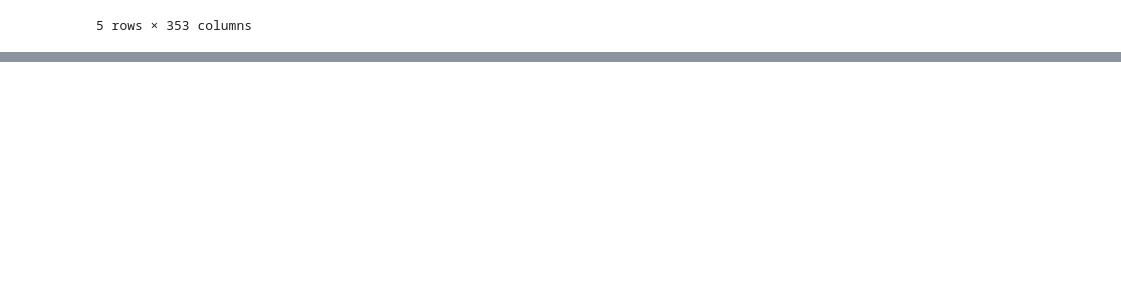
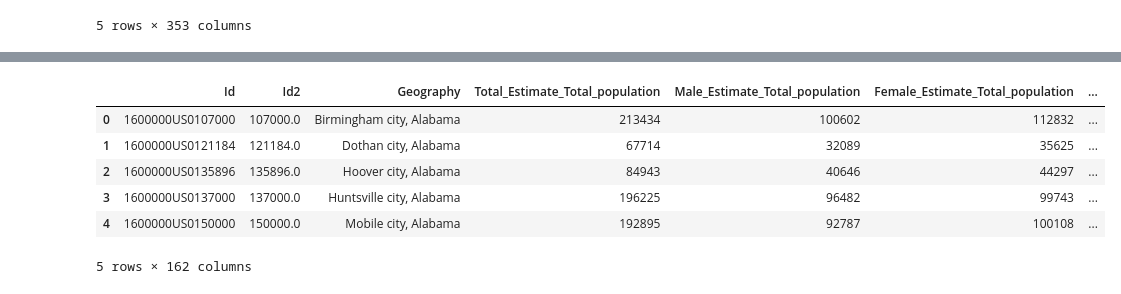
Before and after one commit to sjordan29/Springboard-Code, a Jupyter notebook: Capstone_1/Data_Files.ipynb, the cells around one changed output, grey strips where cells are left out. Saved outputs shown, nothing was run; the diff lists cells and outputs as text; code cells hidden in the pictures; blank space fills up the shorter version.

```diff
--- a/Capstone_1/Data_Files.ipynb
+++ b/Capstone_1/Data_Files.ipynb
@@ -231,0 +250,23 @@ for url in soup.find_all('a'):
+# %%
+# Success! But now I see that there are many columns with percent_allocated
+# These have mostly missing values, and I won't be using them in my analysis
+# I'm going to get rid of them
+
+PA_cols = []
+
+for col in dems_and_cider.columns:
+    if 'PERCENT_ALLOCATED' in col:
+        PA_cols.append(col)
+
+for col_name in PA_cols:
+    del dems_and_cider[col_name]
+
+dems_and_cider.head()
+# %% [output]
+|  | Id | Id2 | Geography | Total_Estimate_Total_population | Male_Estimate_Total_population | Female_Estimate_Total_population | ... |
+| 0 | 1600000US0107000 | 107000.0 | Birmingham city, Alabama | 213434 | 100602 | 112832 | ... |
+| 1 | 1600000US0121184 | 121184.0 | Dothan city, Alabama | 67714 | 32089 | 35625 | ... |
+| 2 | 1600000US0135896 | 135896.0 | Hoover city, Alabama | 84943 | 40646 | 44297 | ... |
+| 3 | 1600000US0137000 | 137000.0 | Huntsville city, Alabama | 196225 | 96482 | 99743 | ... |
+| 4 | 1600000US0150000 | 150000.0 | Mobile city, Alabama | 192895 | 92787 | 100108 | ... |
+5 rows × 162 columns
```
Also changed, not shown: parts of 8 cells of this notebook.
